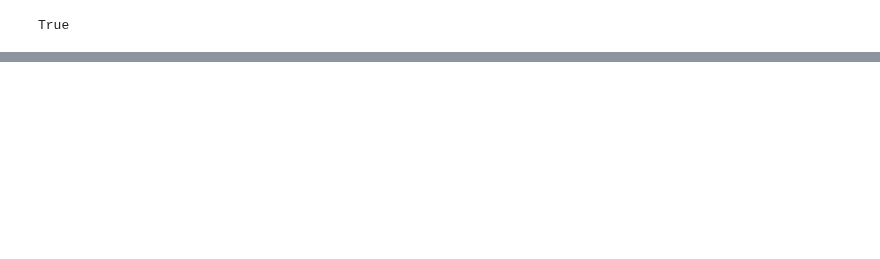
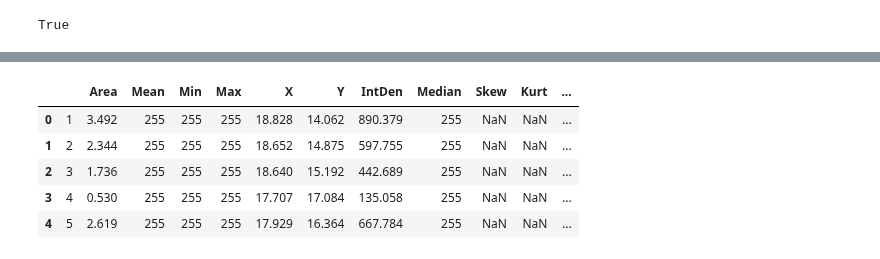
Before and after one commit to jaugenst/BBQ, a Jupyter notebook: Misc/cellpose_to_roi.ipynb, the cells around one changed output, grey strips where cells are left out. Drawn from its saved outputs; the diff is of its cells as text; code cells hidden in the pictures; blank space fills up the shorter version.

Commit message:
added omnipose workflow notebook started to work on bacterial tracking

```diff
--- a/Misc/cellpose_to_roi.ipynb
+++ b/Misc/cellpose_to_roi.ipynb
@@ -111,3 +122,11 @@ rm.runCommand("Save", f"{directory_path}/" + f"{f_name}.zip")
 True
 # %%
 ij.ui().show(image)
+# %%
+file_path = Path(f"{directory_path}/results_bacteria.csv")
+df = pandas.read_csv(file_path)
+#df = pandas.read_csv(dataset)
+# %%
+selected_column = df.iloc[:, 1]
+new_column_name = "ROI_ID"
+df = df.rename(columns = selected_column : new_column_name)
@@ -113,0 +151,9 @@ ij.ui().show(image)
+# %%
+df.head()
+# %% [output]
+|  |  | Area | Mean | Min | Max | X | Y | IntDen | Median | Skew | Kurt | ... |
+| 0 | 1 | 3.492 | 255 | 255 | 255 | 18.828 | 14.062 | 890.379 | 255 | NaN | NaN | ... |
+| 1 | 2 | 2.344 | 255 | 255 | 255 | 18.652 | 14.875 | 597.755 | 255 | NaN | NaN | ... |
+| 2 | 3 | 1.736 | 255 | 255 | 255 | 18.640 | 15.192 | 442.689 | 255 | NaN | NaN | ... |
+| 3 | 4 | 0.530 | 255 | 255 | 255 | 17.707 | 17.084 | 135.058 | 255 | NaN | NaN | ... |
+| 4 | 5 | 2.619 | 255 | 255 | 255 | 17.929 | 16.364 | 667.784 | 255 | NaN | NaN | ... |
```
Also changed, not shown: parts of 13 cells of this notebook, 3 other files.
